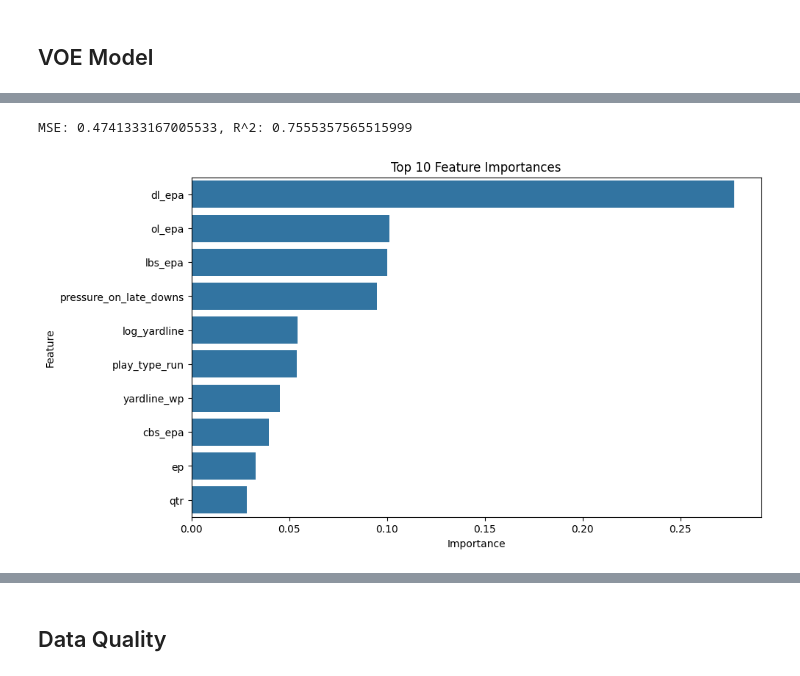
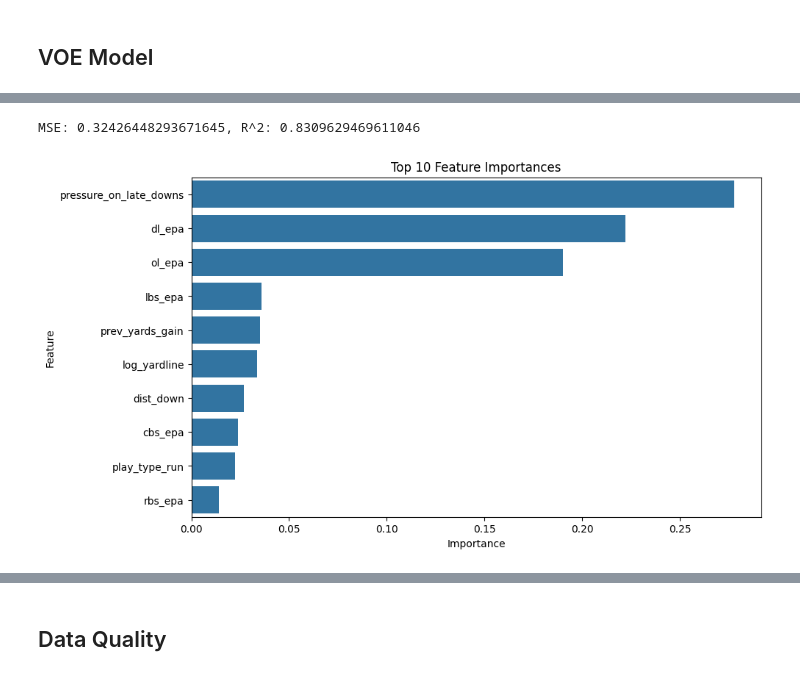
Before and after one commit to jackdepree/FFInsights, a Jupyter notebook: code/VOE_Model.ipynb, the cells around one changed output, grey strips where cells are left out. Saved outputs shown, nothing was run; the diff lists cells and outputs as text; code cells hidden in the pictures.

```diff
--- a/code/VOE_Model.ipynb
+++ b/code/VOE_Model.ipynb
@@ -825,5 +707,5 @@ def plyr_epa_forecaster(pbp_data, depth_charts, context_forecast_df, diagnostics
 # %%
-plyr_long, plyr_epa_forecast = plyr_epa_forecaster(pbp_data, depth_charts, context_forecast_df, diagnostics=True, d_snaps=10, pca=False)
+plyr_long, plyr_epa_forecast = plyr_epa_forecaster(pbp_data, depth_charts, context_forecast_df, diagnostics=True, d_snaps=4, pca=False)
 # %% [output]
 Initial size (GB): 0.362
 After cumulative PCA: 0.510 GB
@@ -1155,0 +796,35 @@ pbp_data_copy = plyr_epa_forecast.merge(context_forecast_df, on=['game_id', 'pla
+# %%
+def get_position_groups(_):
+    """
+    Returns a dictionary with keys for 'offense', 'defense', and position groups,
+    and values as lists of hard-coded position_labels.
+    Ignores the input and uses a fixed list.
+    """
+    position_labels = [
+        'C1', 'C2', 'C3', 'C4', 'CB1', 'CB2', 'CB3', 'CB4', 'CB5', 'CB6', 'CB7', 'CB8',
+        'DE1', 'DE2', 'DE3', 'DE4', 'DE5', 'DE6', 'DE7', 'DT1', 'DT2', 'DT3', 'DT4', 'DT5', 'DT6', 'DT7',
+        'FB1', 'FB2', 'FS1', 'FS2', 'FS3', 'FS4', 'ILB1', 'ILB2', 'ILB3', 'ILB4', 'ILB5', 'ILB6',
+        'LG1', 'LG2', 'LG3', 'LT1', 'LT2', 'LT3', 'MLB1', 'MLB2', 'MLB3', 'NT1', 'NT2', 'NT3',
+        'OLB1', 'OLB2', 'OLB3', 'OLB4', 'OLB5', 'OLB6', 'QB1', 'QB2', 'QB3', 'RB1', 'RB2', 'RB3', 'RB4', 'RB5',
+        'RG1', 'RG2', 'RG3', 'RT1', 'RT2', 'RT3', 'SS1', 'SS2', 'SS3', 'SS4', 'SS5',
+        'TE1', 'TE2', 'TE3', 'TE4', 'TE5', 'WR1', 'WR2', 'WR3', 'WR4', 'WR5', 'WR6', 'WR7', 'special1'
+    ]
+
+    group_dict = {
+        'offense': [p for p in position_labels if any(p.startswith(x) for x in [
+            'QB', 'RB', 'FB', 'WR', 'TE', 'LT', 'LG', 'C', 'RG', 'RT'])],
+        'defense': [p for p in position_labels if any(p.startswith(x) for x in [
+            'DE', 'DT', 'NT', 'OLB', 'ILB', 'MLB', 'CB', 'FS', 'SS'])],
+        'qbs': [p for p in position_labels if p.startswith('QB')],
+        'rbs': [p for p in position_labels if p.startswith('RB') or p.startswith('FB')],
+        'tes': [p for p in position_labels if p.startswith('TE')],
+        'wrs': [p for p in position_labels if p.startswith('WR')],
+        'ol': [p for p in position_labels if p.startswith(('LT', 'LG', 'C', 'RG', 'RT')) and not p.startswith('CB')],
+        'dl': [p for p in position_labels if p.startswith(('DE', 'DT', 'NT'))],
+        'lbs': [p for p in position_labels if p.startswith(('OLB', 'ILB', 'MLB'))],
+        'cbs': [p for p in position_labels if p.startswith('CB')],
+        'ss': [p for p in position_labels if p.startswith(('SS', 'FS'))],
+        'special': [p for p in position_labels if p.startswith('special')]
+    }
+
+    return group_dict
@@ -1180,39 +1043,42 @@ MSE: 0.4535394342400719, R^2: 0.7674389119294831
 from sklearn.linear_model import Ridge
 from sklearn.model_selection import train_test_split
 from sklearn.metrics import mean_squared_error, r2_score
+
+# Merge with future player performance data
+pbp_data_copy = plyr_epa_forecast.merge(context_forecast_df, on=['game_id', 'play_id'], how='left')
 
 # Get position groupings
 pos_groups = get_position_groups(clean_depth_charts(depth_charts))
 
 # Sum all columns for each position group (qb, rb, te, etc.)
 for group in ['qbs', 'rbs', 'tes', 'wrs', 'ol', 'dl', 'lbs', 'cbs', 'ss', 'special', 'offense', 'defense']:
     group_cols = [col for col in pos_groups.get(group, []) if col in pbp_data_copy.columns]
     pbp_data_copy[f'{group}_epa'] = pbp_data_copy[group_cols].sum(axis=1)
 
 X = pbp_data_copy[['qbs_epa', 'rbs_epa', 'tes_epa', 'wrs_epa', 'ol_epa', 'dl_epa', 'lbs_epa', 'cbs_epa', 'ss_epa', 'special_epa',
                    'o_formation_reuse', 'variance_encoder', 'ep', 'dist_down', 'd_coverage_reuse', 'play_type_run', 'log_yardline',
                    'pressure_on_late_downs', 'qtr', 'yardline_wp', 'xpass_receivers', 'prev_yards_gain', 'temp', 'xpass', 'yardline_per_sec']].fillna(0)
 y = pbp_data_copy['residual_epa'].fillna(0)
 
-X_train, X_test, y_train, y_test = train_test_split(X, y, test_size=0.5, random_state=42)
+X_train, X_test, y_train, y_test = train_test_split(X, y, test_size=0.2, random_state=42)
 
-model = XGBRegressor(n_estimators=5000, learning_rate=0.15, max_depth=10, reg_lambda=1000.0, gamma=0.1)
+model = XGBRegressor(n_estimators=5000, learning_rate=0.20, max_depth=10, reg_lambda=1.0, gamma=0.01)
 model.fit(X_train, y_train)
 y_preds = model.predict(X_test)
 mse = mean_squared_error(y_test, y_preds)
 rsquared = r2_score(y_test, y_preds)
 print(f'MSE: {mse}, R^2: {rsquared}')
 
 # feature importance
 importances = model.feature_importances_
 feature_names = X.columns
 importance_df = pd.DataFrame({'Feature': feature_names, 'Importance': importances})
 importance_df = importance_df.sort_values(by='Importance', ascending=False)
 
 plt.figure(figsize=(10, 6))
 sns.barplot(x='Importance', y='Feature', data=importance_df.head(10))
 plt.title('Top 10 Feature Importances')
 plt.show()
 # %% [output]
-MSE: 0.4741333167005533, R^2: 0.7555357565515999
+MSE: 0.32426448293671645, R^2: 0.8309629469611046
-[figure, old version]
+[figure, new version]
```
Also changed, not shown: parts of 38 cells of this notebook, 47 other files.
